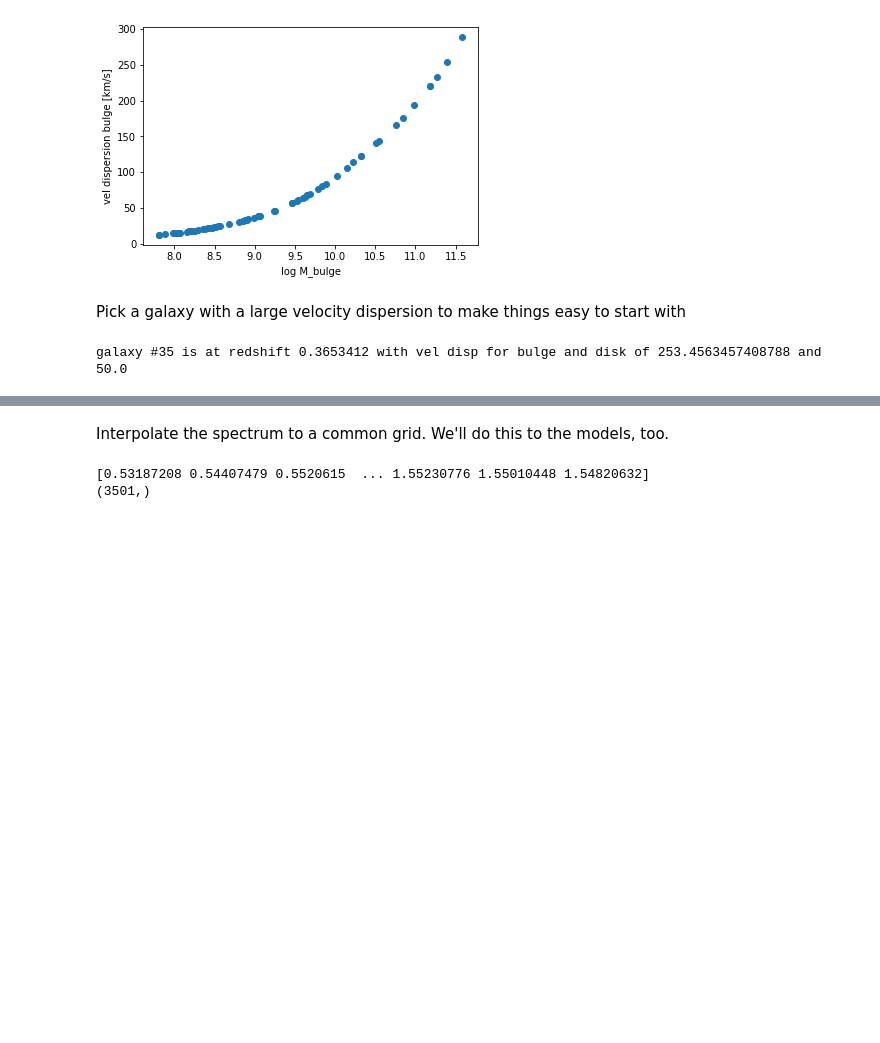
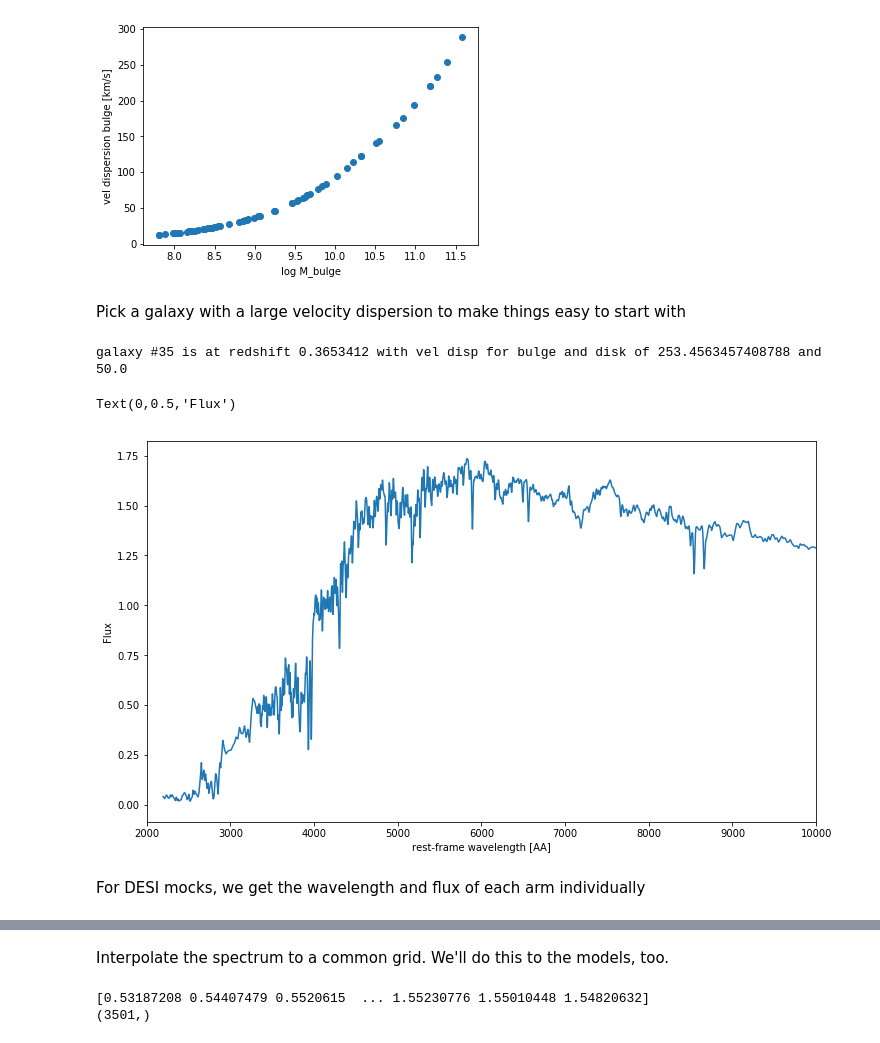
Before and after one commit to ritatojeiro/desi_gqp, a Jupyter notebook: nb/start_example.ipynb, the cells around one changed output, grey strips where cells are left out. Cells and saved outputs as stored; diff of their text form; code cells hidden in the pictures; blank space fills up the shorter version.

Commit message:
BGS mock example

```diff
--- a/nb/start_example.ipynb
+++ b/nb/start_example.ipynb
@@ -119,10 +178,18 @@ print('galaxy #' + str(g) + ' is at redshift ' + str(z) + ' with vel disp for bu
 galaxy #35 is at redshift 0.3653412 with vel disp for bulge and disk of 253.4563457408788 and 50.0
 # %%
 #sort the data in ascending order of wavelength
-wsort_bgs = np.argsort(spec_bgs['wave'])
-wsort_s = np.argsort(spec_s['wave'])
-wave = spec_s['wave'][wsort_s]/(1 + z) #rest-frame wavelength
-wave_bgs = spec_bgs['wave'][wsort_bgs]/(1 + z) #rest-frame wavelength
+#wsort_s = np.argsort(spec_s['wave'])
+wave = spec_s['wave'][0]/(1 + z) #rest-frame wavelength
 
-flux_gal = spec_s['flux'][g][wsort_s]
-flux_gal_bgs = spec_bgs['flux'][g][wsort_bgs]
+flux_gal = spec_s['flux'][g]
+# %%
+plt.figure(figsize=(12,7))
+plt.plot(wave, flux_gal)
+plt.xlim(2000,10000)
+plt.xlabel('rest-frame wavelength [AA]')
+plt.ylabel('Flux')
+# %% [output]
+Text(0,0.5,'Flux')
+[figure, added]
+# %% [markdown]
+For DESI mocks, we get the wavelength and flux of each arm individually
```
Also changed, not shown: parts of 22 cells of this notebook.
